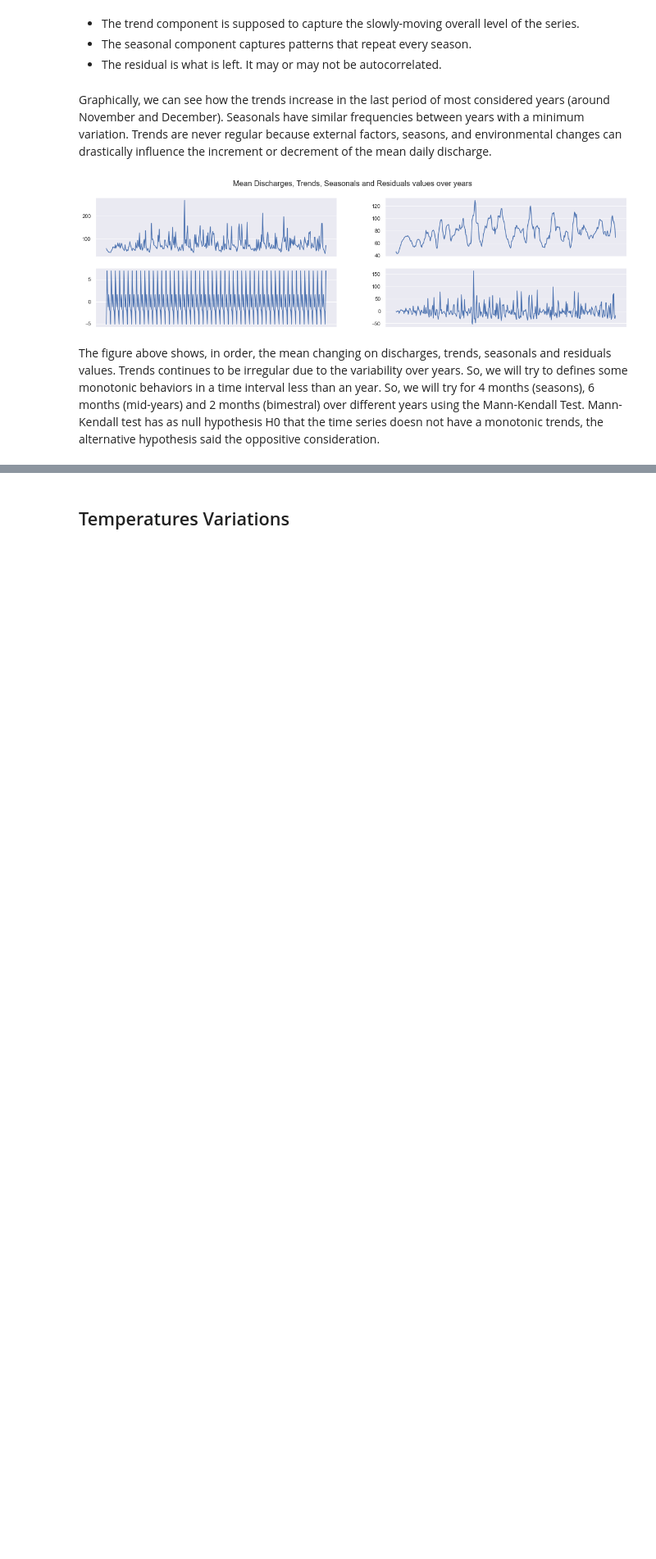
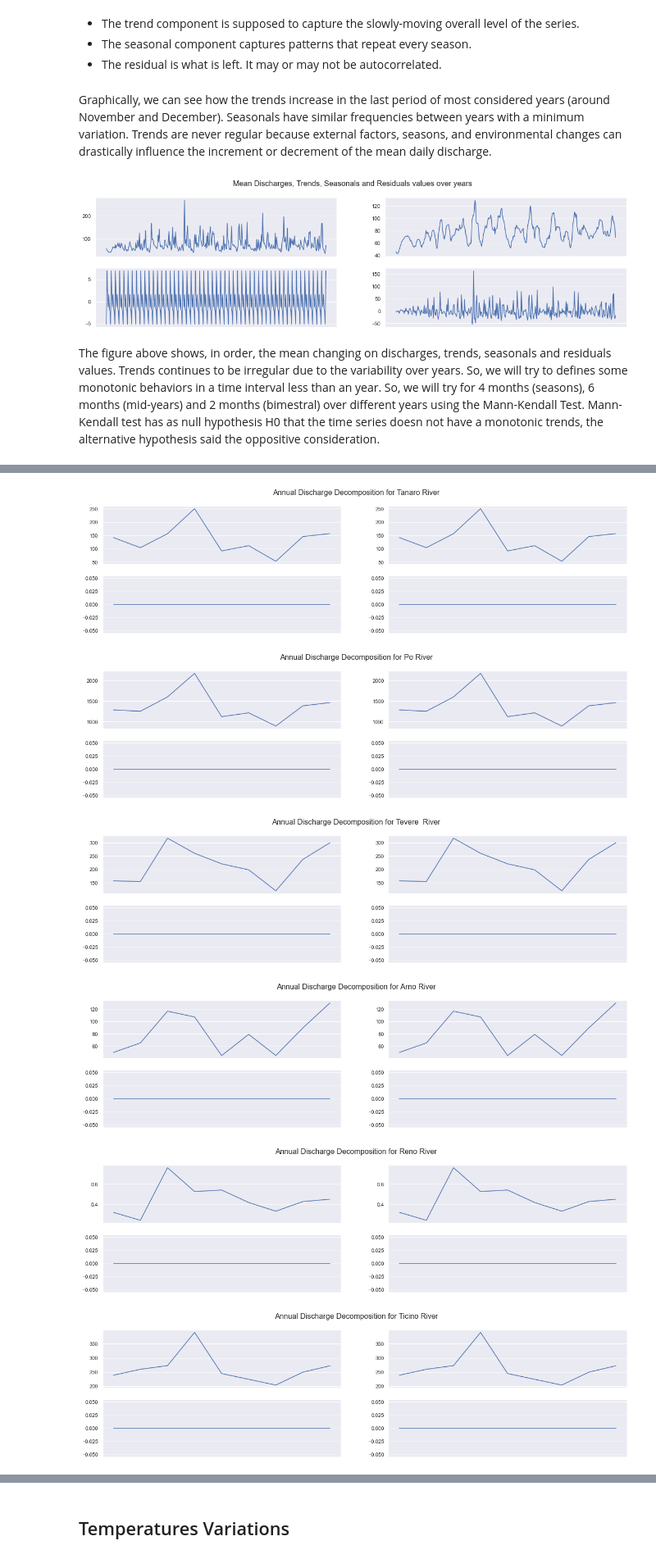
Before and after one commit to kode-git/copernicus, a Jupyter notebook: notebooks/data_analysis.ipynb, the cells around one changed output, grey strips where cells are left out. Shown at 82% size. Cells and saved outputs as stored; diff of their text form; code cells hidden in the pictures; blank space fills up the shorter version.

Commit message:
adding seasonal decomposition on temperatures and discharges analysis

```diff
--- a/notebooks/data_analysis.ipynb
+++ b/notebooks/data_analysis.ipynb
@@ -453,4 +478,0 @@ json.dump(json_data, open('source_mounth.json', 'w'))
-# %%
-# perform Mann-Kendall Trend Test over different years
-for i in range(len(years)):
-    mk.original_test()
@@ -458,0 +544,14 @@ Mann_Kendall_Test(trend='no trend', h=False, p=0.3672323880406272, z=-0.90166963
+# %%
+years = [i for i in range(2011,2020)]
+seasons = ['03-21', '06-21', '06-22', '10-22', '10-23', '12-21'] # i : i + 2 is the interval between 2 seasons
+seasonal_sources = {}
+seasonal_mounths = {}
+for name in names:
+    seasonal_sources[name] = []
+    seasonal_mounths[name] = []
+    for year in years:
+        for i in range(0, len(seasons), 2):
+            seasonal_sources[name].append(sources[name].loc['{}-{}'.format(year, seasons[i]): '{}-{}'.format(year, seasons[i+1])]['discharge'].mean())
+            seasonal_mounths[name].append(mounths[name].loc['{}-{}'.format(year, seasons[i]): '{}-{}'.format(year, seasons[i+1])]['discharge'].mean())
+        seasonal_sources[name].append(sources[name].loc['{}-{}'.format(year, '12-22'): '{}-{}'.format(year+1, '03-20')]['discharge'].mean())
+        seasonal_mounths[name].append(mounths[name].loc['{}-{}'.format(year, '12-22'): '{}-{}'.format(year+1,'03-20')]['discharge'].mean())
@@ -458,0 +629,43 @@ Mann_Kendall_Test(trend='no trend', h=False, p=0.3672323880406272, z=-0.90166963
+# %%
+trends = {}
+seasonals = {}
+residuals = {}
+df = {}
+for name in names:
+    df[name] = pd.DataFrame()
+    df[name]['discharge'] = annual_mounths[name]
+    df[name].index = pd.to_datetime(
+        ["{}-01-01".format(year) for year in years]
+    )
+    analysis = df[name]['discharge'].copy()
+
+    decompose_result_mult = seasonal_decompose(analysis,
+                                                model='additive')
+
+    trends[name] = decompose_result_mult.trend
+    seasonals[name] = decompose_result_mult.seasonal
+    residuals[name] = decompose_result_mult.resid
+
+
+
+i = 0
+for name in names:
+    figure, axis = plt.subplots(2, 2)
+    figure.set_size_inches(20,5)
+    figure.suptitle('Annual Discharge Decomposition for {} River'.format(name), fontsize=16)
+    axis[0,0].plot(df[name]['discharge'])
+    axis[0,1].plot(trends[name])
+    axis[1,0].plot(seasonals[name])
+    axis[1,1].plot(residuals[name])
+    axis[0,0].set_xticks([])
+    axis[0,1].set_xticks([])
+    axis[1,0].set_xticks([])
+    axis[1,1].set_xticks([])
+    plt.show()
+# %% [output]
+[figure, added]
+[figure, added]
+[figure, added]
+[figure, added]
+[figure, added]
+[figure, added]
```
Also changed, not shown: parts of 27 cells of this notebook.
